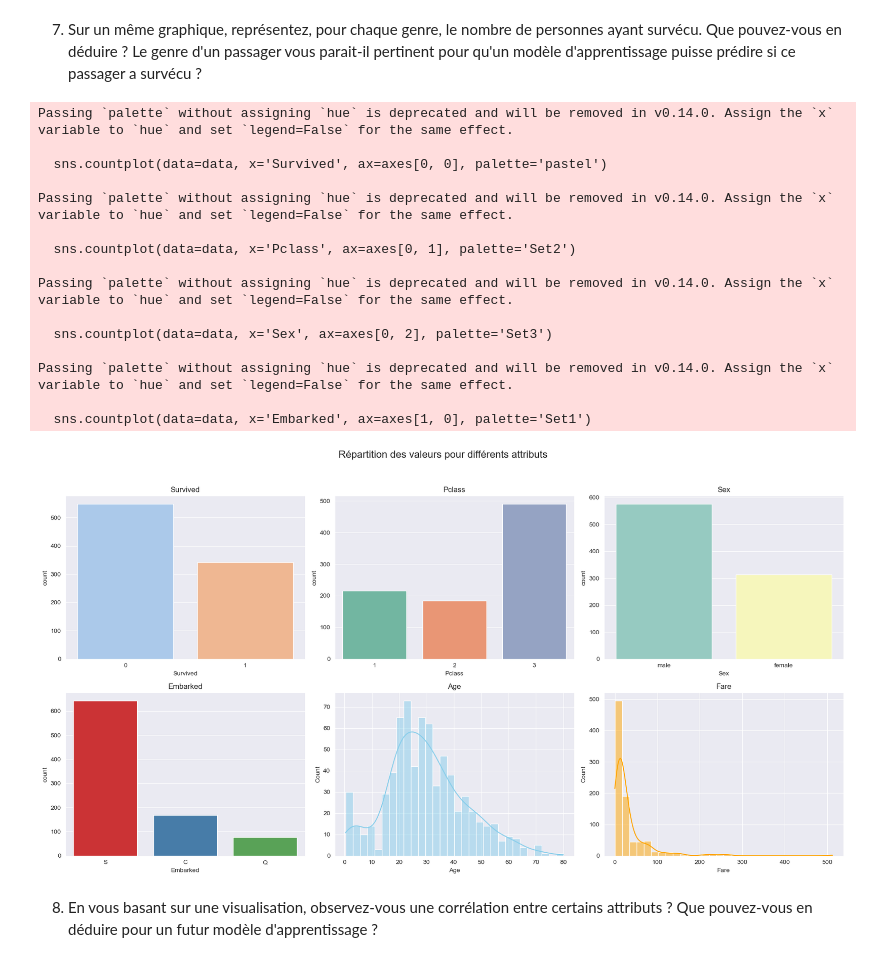
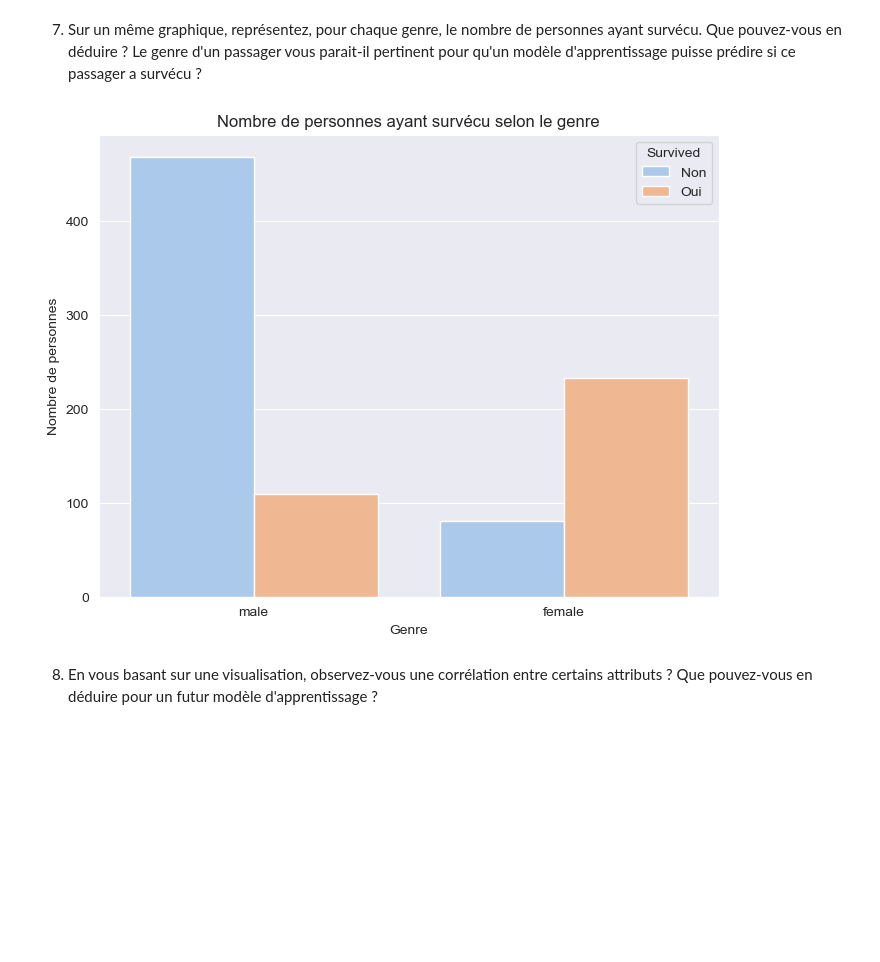
Before and after one commit to Mylanri/machineLearning, a Jupyter notebook: M04_TP01_Exercice.ipynb, the cells around one changed output. Drawn from its saved outputs; the diff is of its cells as text; code cells hidden in the pictures; blank space fills up the shorter version.

```diff
--- a/M04_TP01_Exercice.ipynb
+++ b/M04_TP01_Exercice.ipynb
@@ -116,46 +116,16 @@ max     80.000000  512.329200    8.000000    6.000000
 # %% [markdown]
 7. Sur un même graphique, représentez, pour chaque genre, le nombre de personnes ayant survécu. Que pouvez-vous en déduire ? Le genre d'un passager vous parait-il pertinent pour qu'un modèle d'apprentissage puisse prédire si ce passager a survécu ?
 # %%
+plt.figure(figsize=(8,6))
+sns.countplot(data=data, x='Sex', hue='Survived', palette='pastel')
 
-fig, axes = plt.subplots(2, 3, figsize=(18, 10))
-fig.suptitle("Répartition des valeurs pour différents attributs", fontsize=16)
-
-sns.countplot(data=data, x='Survived', ax=axes[0, 0], palette='pastel')
-axes[0, 0].set_title("Survived")
-
-sns.countplot(data=data, x='Pclass', ax=axes[0, 1], palette='Set2')
-axes[0, 1].set_title("Pclass")
-
-sns.countplot(data=data, x='Sex', ax=axes[0, 2], palette='Set3')
-axes[0, 2].set_title("Sex")
-
-sns.countplot(data=data, x='Embarked', ax=axes[1, 0], palette='Set1')
-axes[1, 0].set_title("Embarked")
-
-sns.histplot(data=data, x='Age', bins=30, ax=axes[1, 1], kde=True, color='skyblue')
-axes[1, 1].set_title("Age")
-
-sns.histplot(data=data, x='Fare', bins=30, ax=axes[1, 2], kde=True, color='orange')
-axes[1, 2].set_title("Fare")
-
-plt.tight_layout(rect=[0, 0.03, 1, 0.95])
+plt.title("Nombre de personnes ayant survécu selon le genre")
+plt.xlabel("Genre")
+plt.ylabel("Nombre de personnes")
+plt.legend(title='Survived', labels=['Non', 'Oui'])
+plt.show()
 # %% [output]
-Passing `palette` without assigning `hue` is deprecated and will be removed in v0.14.0. Assign the `x` variable to `hue` and set `legend=False` for the same effect.
-
-  sns.countplot(data=data, x='Survived', ax=axes[0, 0], palette='pastel')
-
-Passing `palette` without assigning `hue` is deprecated and will be removed in v0.14.0. Assign the `x` variable to `hue` and set `legend=False` for the same effect.
-
-  sns.countplot(data=data, x='Pclass', ax=axes[0, 1], palette='Set2')
-
-Passing `palette` without assigning `hue` is deprecated and will be removed in v0.14.0. Assign the `x` variable to `hue` and set `legend=False` for the same effect.
-
-  sns.countplot(data=data, x='Sex', ax=axes[0, 2], palette='Set3')
-
-Passing `palette` without assigning `hue` is deprecated and will be removed in v0.14.0. Assign the `x` variable to `hue` and set `legend=False` for the same effect.
-
-  sns.countplot(data=data, x='Embarked', ax=axes[1, 0], palette='Set1')
-[figure, old version]
+[figure, new version]
 # %% [markdown]
 8. En vous basant sur une visualisation, observez-vous une corrélation entre certains attributs ? Que pouvez-vous en déduire pour un futur modèle d'apprentissage ?
 # %%
```
Also changed, not shown: parts of 2 cells of this notebook.
